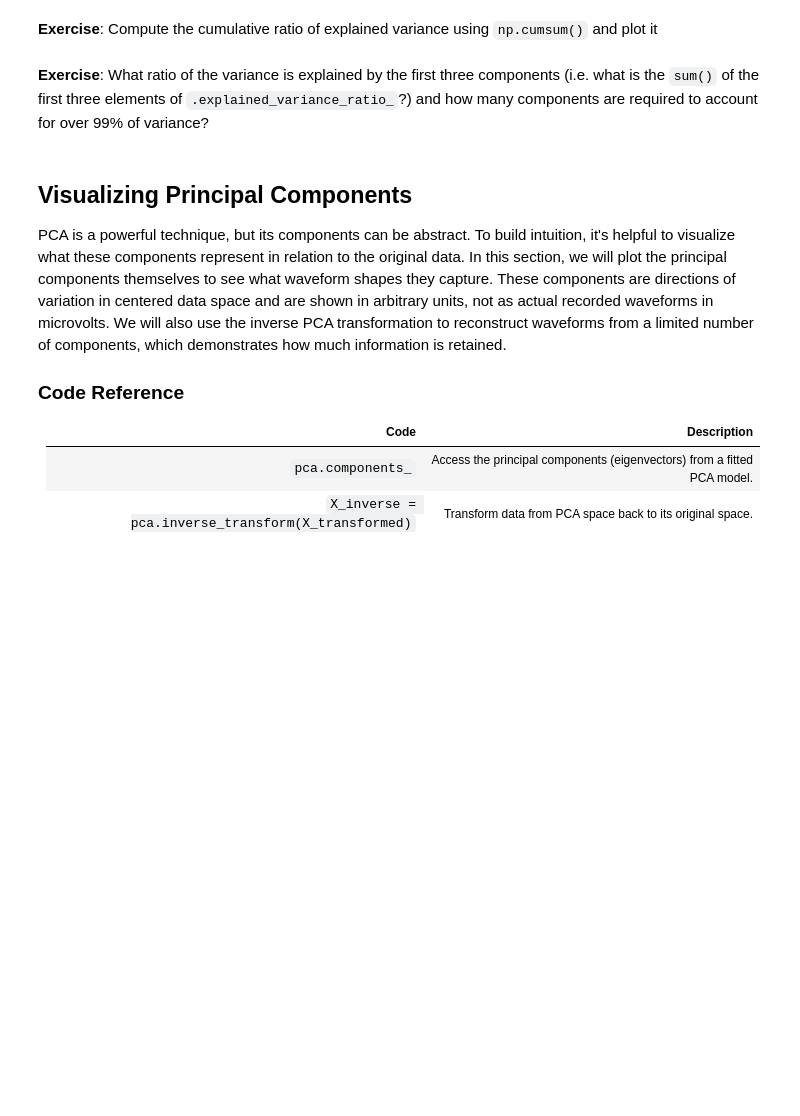
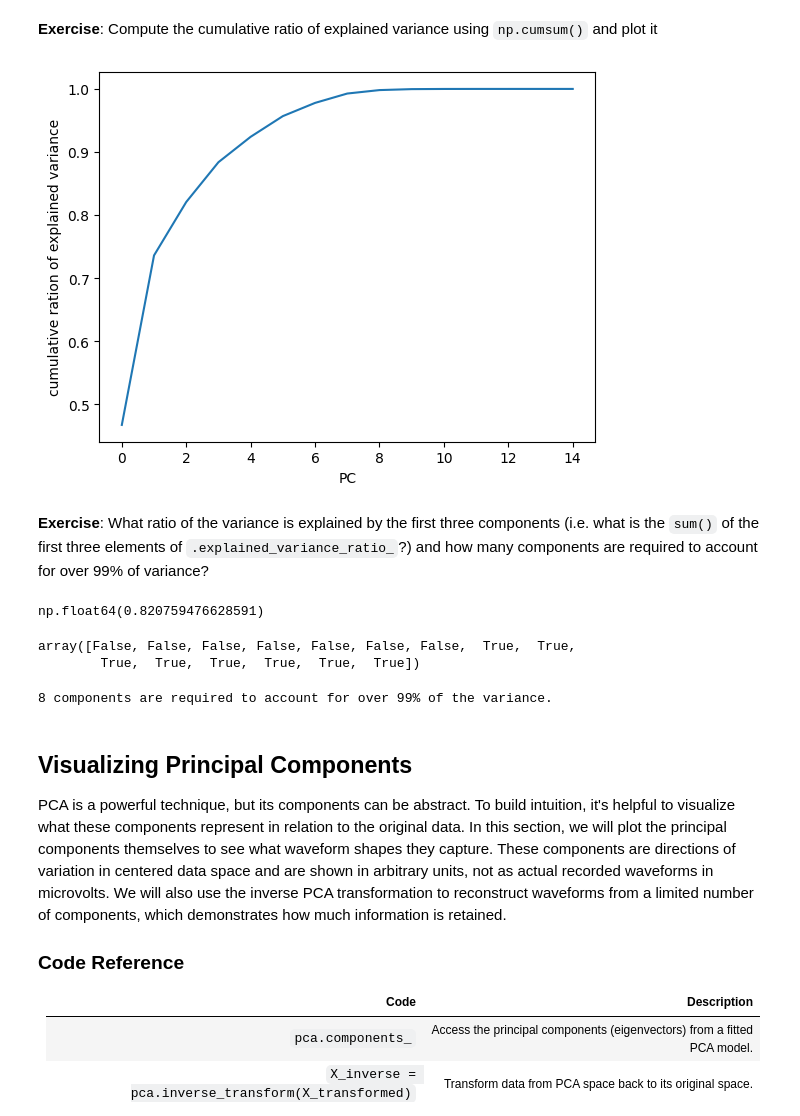
Before and after one commit to acarolinafilipe/Computational_Biology, a Jupyter notebook: 01_homework_pca_for_spike_sorting/01_exercises.ipynb, the cells around one changed output. Cells and saved outputs as stored; diff of their text form; code cells hidden in the pictures; blank space fills up the shorter version.

```diff
--- a/01_homework_pca_for_spike_sorting/01_exercises.ipynb
+++ b/01_homework_pca_for_spike_sorting/01_exercises.ipynb
@@ -141,7 +147,29 @@ X_transformed = pca.fit_transform(X)
 # %% [markdown]
 **Exercise**: Compute the cumulative ratio of explained variance using `np.cumsum()` and plot it
+# %%
+plt.plot(np.cumsum(pca.explained_variance_ratio_))
+plt.xlabel('PC')
+plt.ylabel('cumulative ration of explained variance');
+# %% [output]
+[figure, added]
 # %% [markdown]
 **Exercise**: What ratio of the variance is explained by the first three components (i.e. what is the `sum()` of the first three elements of `.explained_variance_ratio_`?) and how many components are required to account for over 99% of variance?
+# %%
+first_three_PC_variance = sum(pca.explained_variance_ratio_[:3])
+first_three_PC_variance
+# %% [output]
+np.float64(0.820759476628591)
+# %%
+
+np.cumsum(pca.explained_variance_ratio_)>0.99
+# %% [output]
+array([False, False, False, False, False, False, False,  True,  True,
+        True,  True,  True,  True,  True,  True])
+# %%
+n_components_99_percent = np.where(np.cumsum(pca.explained_variance_ratio_) > 0.99)[0][0] + 1
+print(f'{n_components_99_percent} components are required to account for over 99% of the variance.')
+# %% [output]
+8 components are required to account for over 99% of the variance.
 # %% [markdown]
 ## Visualizing Principal Components
 
```
Also changed, not shown: parts of 21 cells of this notebook.
